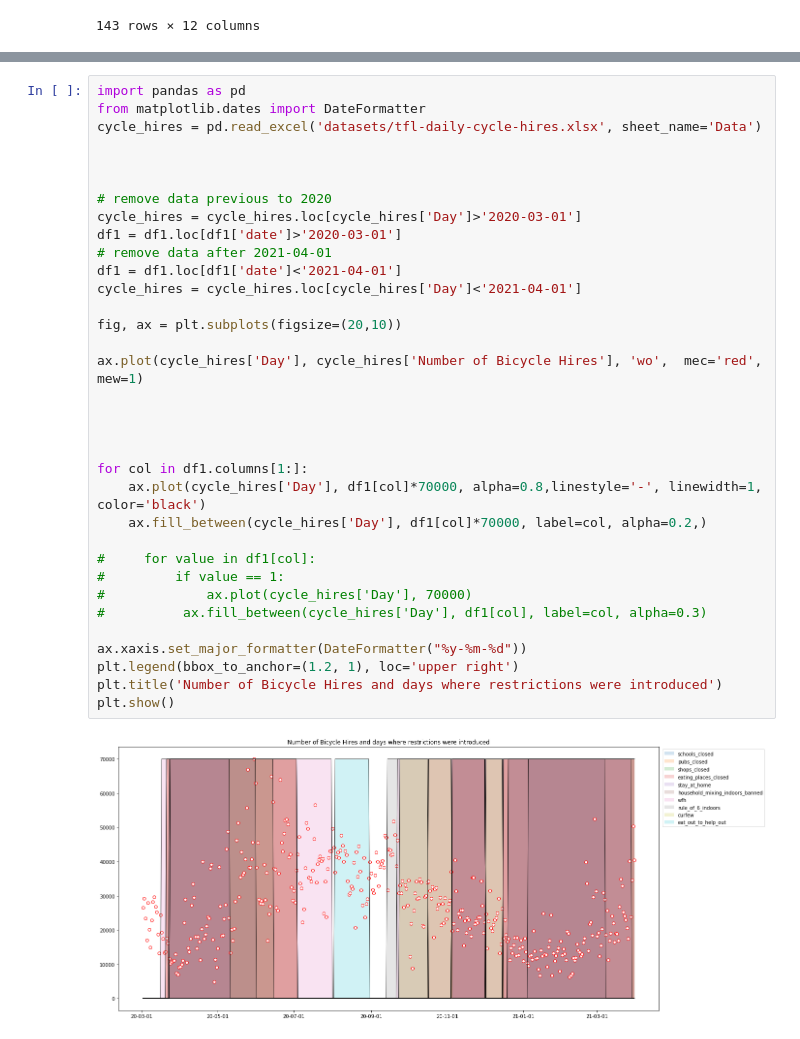
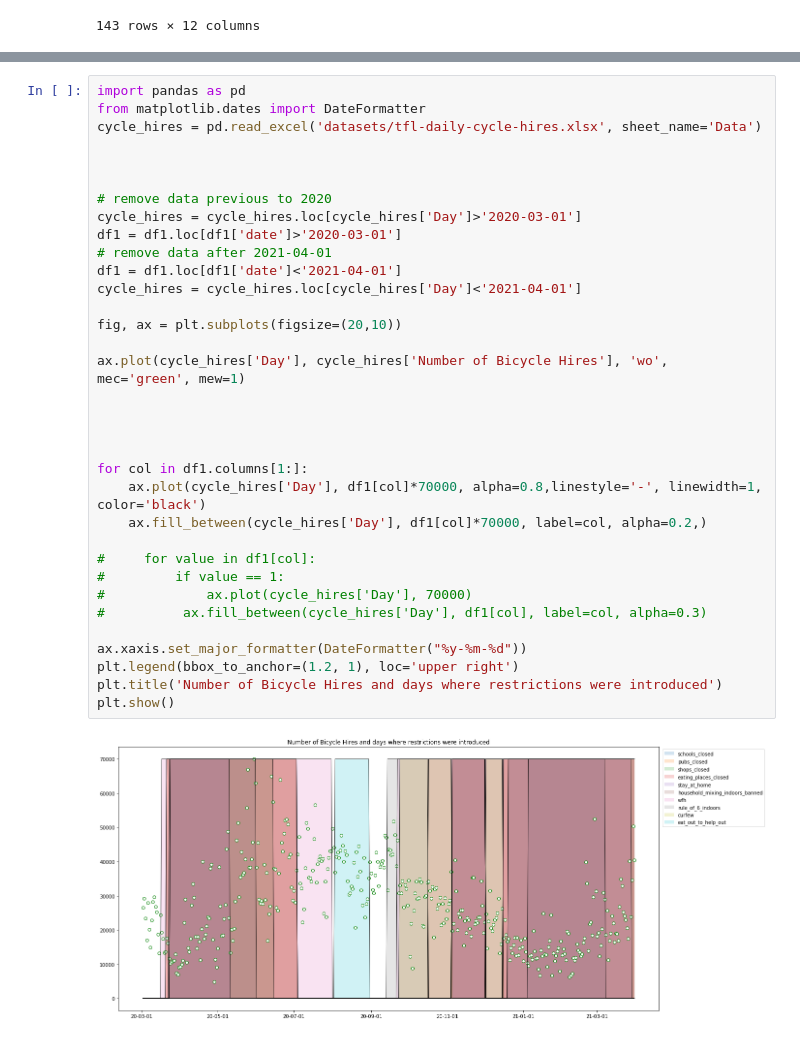
Before and after one commit to luciamontesinos/london-mobility, a Jupyter notebook: London.ipynb, the cells around one changed output, grey strips where cells are left out. Drawn from its saved outputs; the diff is of its cells as text.

```diff
--- a/London.ipynb
+++ b/London.ipynb
@@ -136,32 +143,32 @@ cycle_hires = pd.read_excel('datasets/tfl-daily-cycle-hires.xlsx', sheet_name='D
 
 
 
 # remove data previous to 2020
 cycle_hires = cycle_hires.loc[cycle_hires['Day']>'2020-03-01']
 df1 = df1.loc[df1['date']>'2020-03-01']
 # remove data after 2021-04-01
 df1 = df1.loc[df1['date']<'2021-04-01']
 cycle_hires = cycle_hires.loc[cycle_hires['Day']<'2021-04-01']
 
 fig, ax = plt.subplots(figsize=(20,10))
 
-ax.plot(cycle_hires['Day'], cycle_hires['Number of Bicycle Hires'], 'wo',  mec='red', mew=1)
+ax.plot(cycle_hires['Day'], cycle_hires['Number of Bicycle Hires'], 'wo',  mec='green', mew=1)
 
 
 
 
 for col in df1.columns[1:]:
     ax.plot(cycle_hires['Day'], df1[col]*70000, alpha=0.8,linestyle='-', linewidth=1, color='black')
     ax.fill_between(cycle_hires['Day'], df1[col]*70000, label=col, alpha=0.2,)
 
 #     for value in df1[col]:
 #         if value == 1:
 #             ax.plot(cycle_hires['Day'], 70000)
 #          ax.fill_between(cycle_hires['Day'], df1[col], label=col, alpha=0.3)
 
 ax.xaxis.set_major_formatter(DateFormatter("%y-%m-%d"))
 plt.legend(bbox_to_anchor=(1.2, 1), loc='upper right')
 plt.title('Number of Bicycle Hires and days where restrictions were introduced')
 plt.show()
 # %% [output]
-[figure, old version]
+[figure, new version]
```
Also changed, not shown: parts of 9 cells of this notebook, 15 other files.
